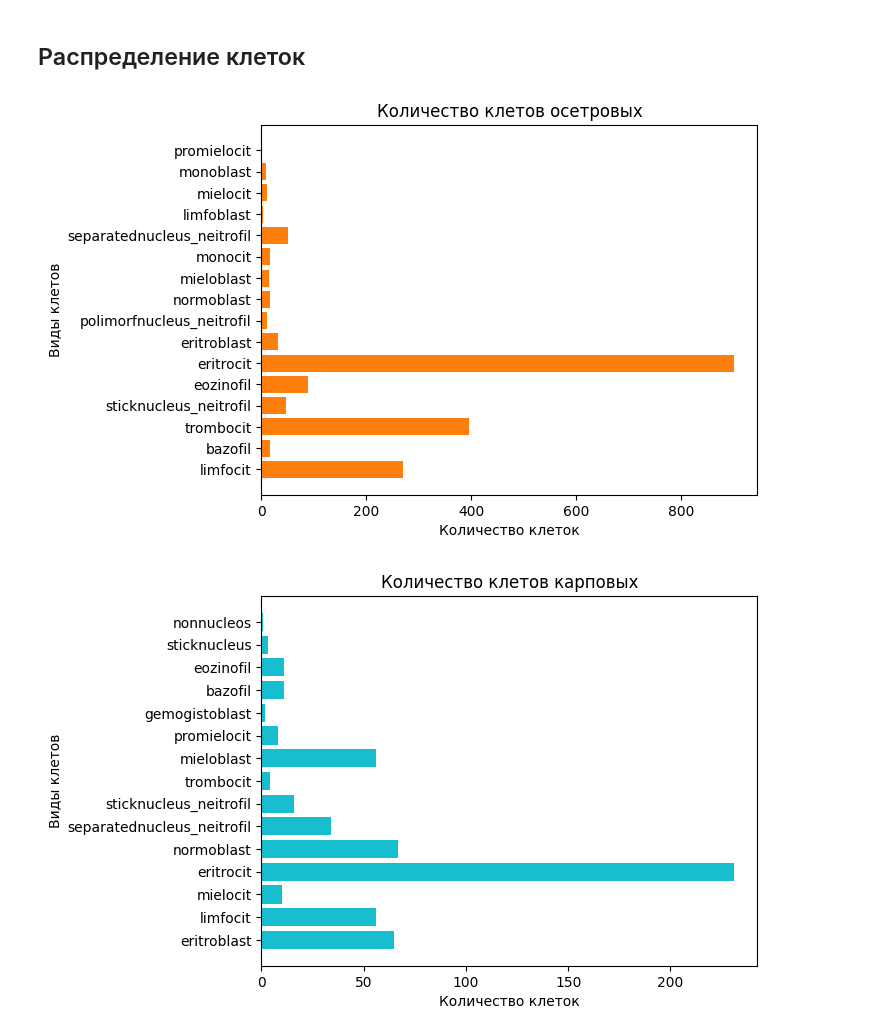
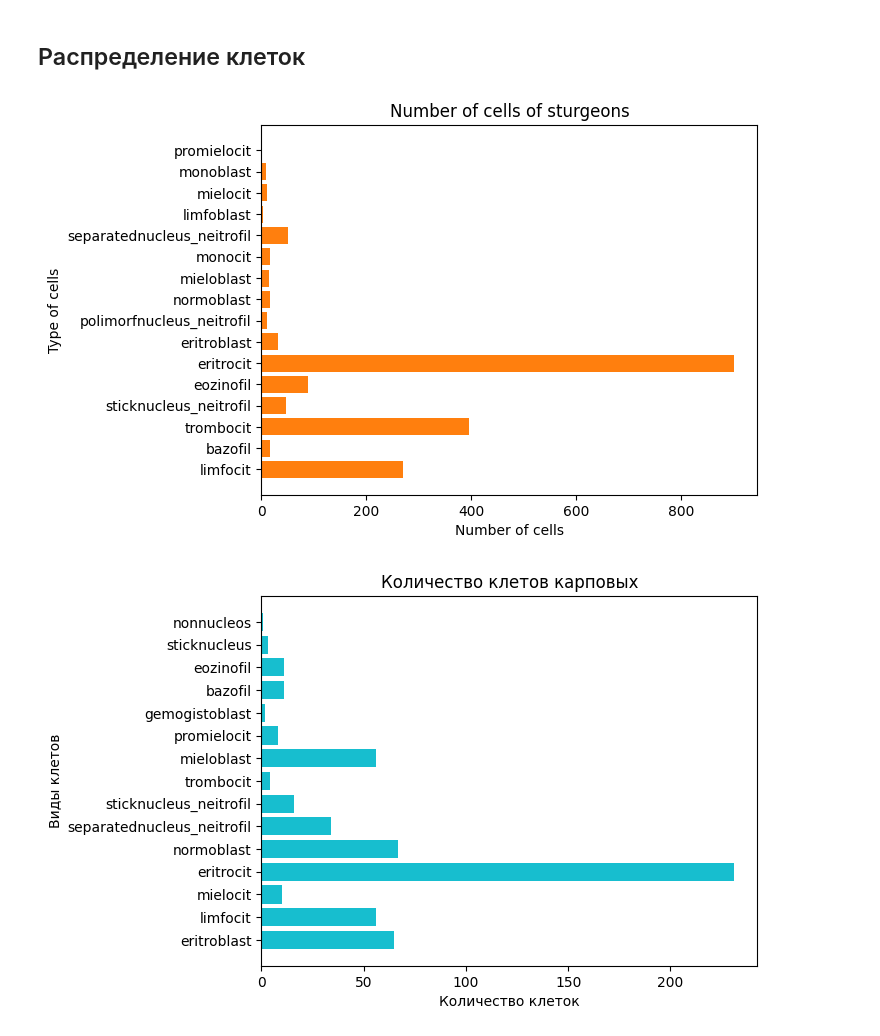
Before and after one commit to Midnight1Knight/Blood-object-detection, a Jupyter notebook: 1.DataExplore.ipynb, the cells around one changed output. Drawn from its saved outputs; the diff is of its cells as text; code cells hidden in the pictures.

```diff
--- a/1.DataExplore.ipynb
+++ b/1.DataExplore.ipynb
@@ -69,16 +67,16 @@ osetr_classes = count_classes(osetr_paths)
 # %%
 # Extract class counts from the dictionary
 class_names = list(osetr_classes.keys())
 class_counts = list(osetr_classes.values())
 
 # Create a bar plot
 plt.barh(class_names, class_counts, color='tab:orange')
-plt.xlabel("Количество клеток")
-plt.ylabel("Виды клетов")
-plt.title("Количество клетов осетровых")
+plt.xlabel("Number of cells")
+plt.ylabel("Type of cells")
+plt.title("Number of cells of sturgeons")
 plt.show()
 # %% [output]
-[figure, old version]
+[figure, new version]
 # %%
 karp_classes = count_classes(karp_paths)
 # %%
```
Also changed, not shown: parts of 13 cells of this notebook, 7 other files.
